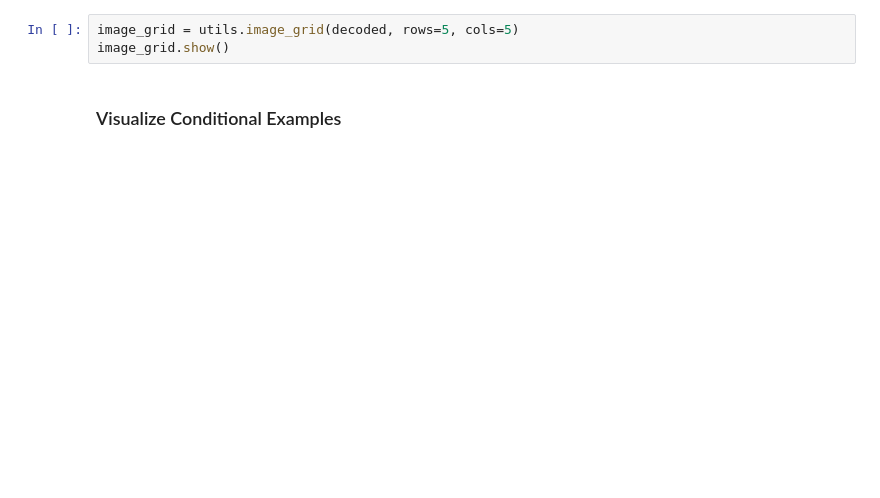
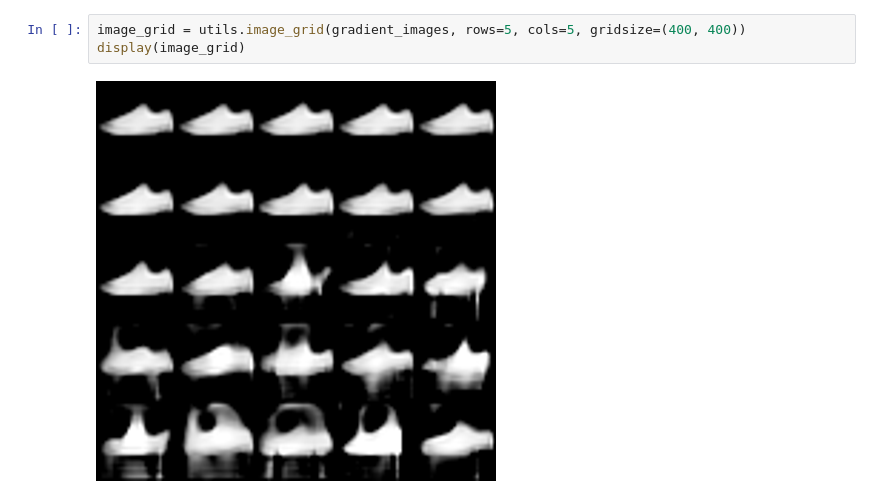
Before and after one commit to GiuliaCaglia/fashion-mnist-vae, a Jupyter notebook: notebooks/Visualizations & Samples.ipynb, the cells around one changed output. Cells and saved outputs as stored; diff of their text form; blank space fills up the shorter version.

```diff
--- a/notebooks/Visualizations & Samples.ipynb
+++ b/notebooks/Visualizations & Samples.ipynb
@@ -42,5 +97,5 @@ actuals.show()
 # %%
-image_grid = utils.image_grid(decoded, rows=5, cols=5)
-image_grid.show()
+image_grid = utils.image_grid(gradient_images, rows=5, cols=5, gridsize=(400, 400))
+display(image_grid)
+# %% [output]
+[figure, added]
-# %% [markdown]
-### Visualize Conditional Examples
```
Also changed, not shown: parts of 23 cells of this notebook.
